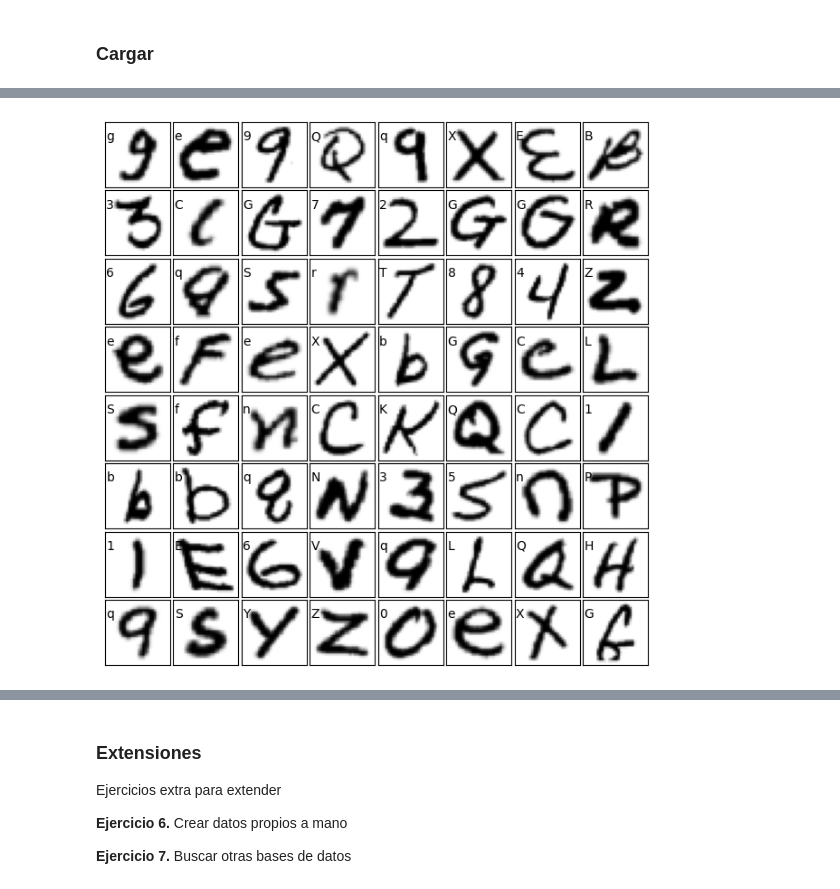
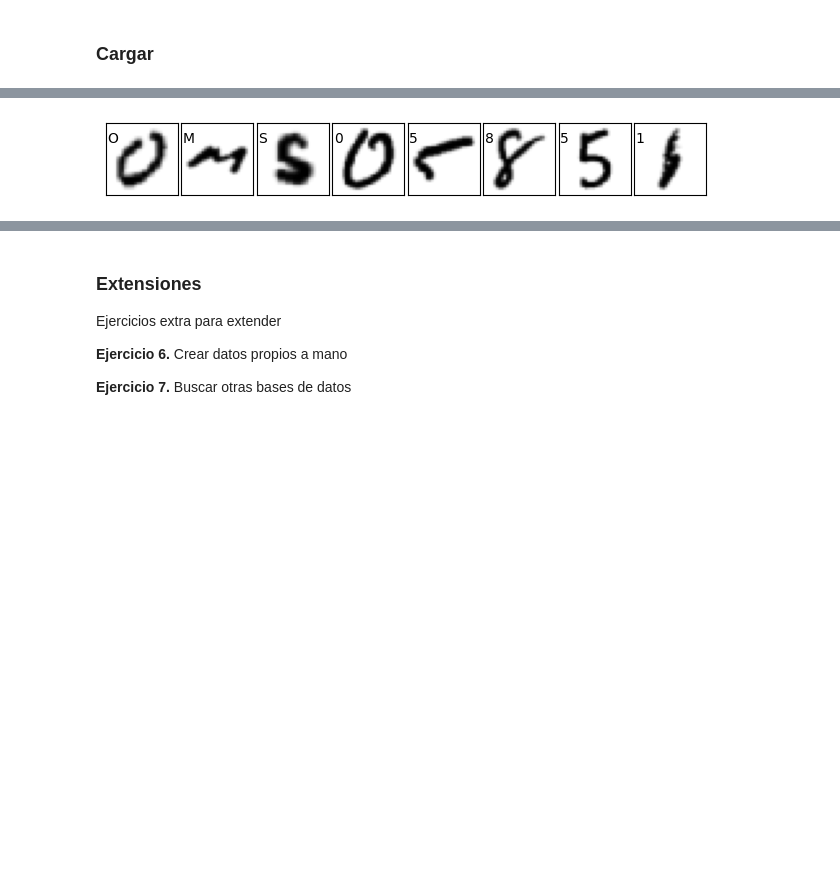
Before and after one commit to zusmoshijiku/proyecto-ingemat, a Jupyter notebook: main.ipynb, the cells around one changed output, grey strips where cells are left out. Drawn from its saved outputs; the diff is of its cells as text; code cells hidden in the pictures; blank space fills up the shorter version.

```diff
--- a/main.ipynb
+++ b/main.ipynb
@@ -221,0 +509,20 @@ np.savetxt('./csv/merge_train_im.csv', merge_train_im, delimiter=',')
+# %%
+merge_train_im11 = []
+for i in range(58_161):
+    im = aux11[:784]
+    im = np.array(im).reshape((28,28))
+    im = Image.fromarray(im)
+    im = ImageOps.flip(im)
+    im = im.rotate(270)
+    merge_train_im11.append(np.array(im).reshape(1,784))
+    del aux11[:784]
+# %%
+merge_train_im12 = []
+for i in range(58_161):
+    im = aux11[:784]
+    im = np.array(im).reshape((28,28))
+    im = Image.fromarray(im)
+    im = ImageOps.flip(im)
+    im = im.rotate(270)
+    merge_train_im12.append(np.array(im).reshape(1,784))
+    del aux11[:784]
@@ -234,15 +546,15 @@ np.savetxt('./csv/merge_train_im.csv', merge_train_im, delimiter=',')
 # %%
 bal_test_im = np.loadtxt('./csv/bal_test_im.csv', delimiter=',')
 bal_test_lb = np.loadtxt('./csv/bal_test_lb.csv', delimiter=',')
-# bal_train_im = np.loadtxt('./csv/bal_train_im.csv', delimiter=',')
+bal_train_im = np.loadtxt('./csv/bal_train_im.csv', delimiter=',')
 bal_train_lb = np.loadtxt('./csv/bal_train_lb.csv', delimiter=',')
 
-# class_test_im = np.loadtxt('./csv/class_test_im.csv', delimiter=',')
+class_test_im = np.loadtxt('./csv/class_test_im.csv', delimiter=',')
 class_test_lb = np.loadtxt('./csv/class_test_lb.csv', delimiter=',')
 # class_train_im = np.loadtxt('./csv/class_train_im.csv', delimiter=',')
 class_train_lb = np.loadtxt('./csv/class_train_lb.csv', delimiter=',')
 
-# merge_test_im = np.loadtxt('./csv/merge_test_im.csv', delimiter=',')
+merge_test_im = np.loadtxt('./csv/merge_test_im.csv', delimiter=',')
 merge_test_lb = np.loadtxt('./csv/merge_test_lb.csv', delimiter=',')
 # merge_train_im = np.loadtxt('./csv/merge_train_im.csv', delimiter=',')
 merge_train_lb = np.loadtxt('./csv/merge_train_lb.csv', delimiter=',')
@@ -287,11 +579,15 @@ array([[  0.,   0.,   0.,   0.,   0.,   0.,   0.,   0.,   0.,   0.,   0.,
 # %%
 fig = plt.figure(figsize=(6, 6))  # figure size in inches
 fig.subplots_adjust(left=0, right=1, bottom=0, top=1, hspace=0.05, wspace=0.05)
 
-for i in range(64):
+imagenes = [bal_test_im, bal_train_im, class_test_im, merge_test_im]
+labels = [bal_test_lb, bal_train_lb, class_test_lb, merge_test_lb]
+
+j = 3
+for i in range(8):
     ax = fig.add_subplot(8, 8, i + 1, xticks=[], yticks=[]) # grid for each number
-    ax.imshow(np.flip(bal_test_im[i]).reshape((28, 28)), cmap='gray_r')
+    ax.imshow(imagenes[j][i].reshape((28, 28)), cmap='gray_r')
     # label the image with the target value
-    ax.text(0, 7, bal_mapa[bal_test_lb[i]])
+    ax.text(0, 7, class_mapa[labels[j][i]])
 # %% [output]
-[figure, old version]
+[figure, new version]
```
Also changed, not shown: parts of 40 cells of this notebook, 1 other file.
